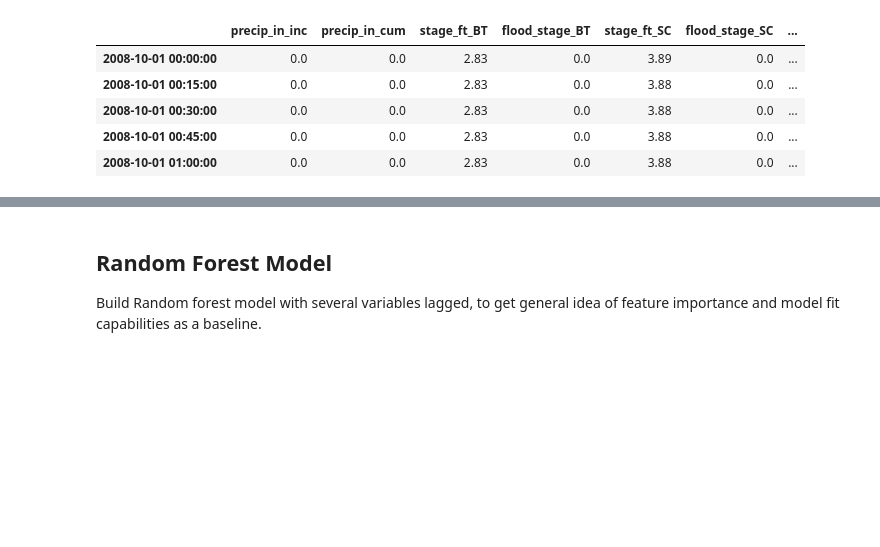
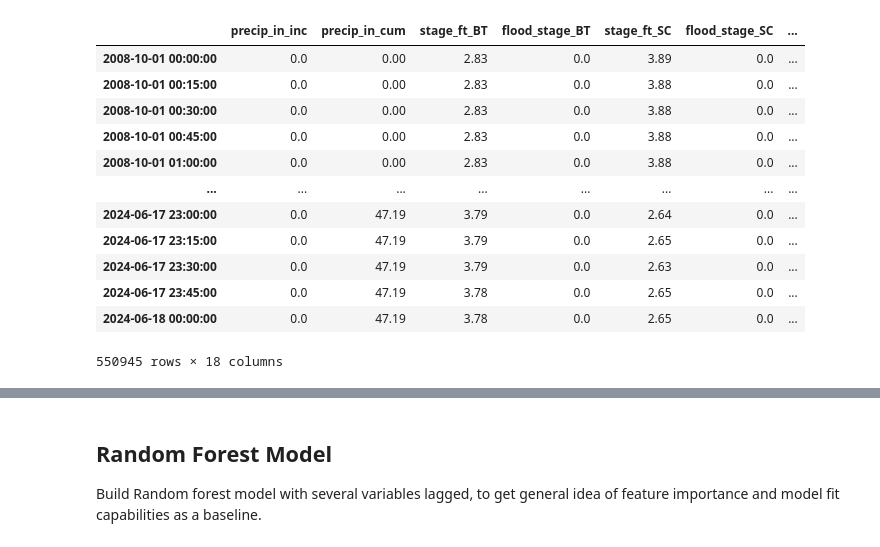
Before and after one commit to kpretz/San-Lorenzo-Flood-Prediction, a Jupyter notebook: 03_model.ipynb, the cells around one changed output, grey strips where cells are left out. Saved outputs shown, nothing was run; the diff lists cells and outputs as text; code cells hidden in the pictures; blank space fills up the shorter version.

```diff
--- a/03_model.ipynb
+++ b/03_model.ipynb
@@ -18,11 +17,18 @@ from keras.layers import LSTM, Dense, Input
 import ee
 # %%
 data = pd.read_csv('01_data.csv', index_col=0, parse_dates=True)
-data.head()
+data
 # %% [output]
 |  | precip_in_inc | precip_in_cum | stage_ft_BT | flood_stage_BT | stage_ft_SC | flood_stage_SC | ... |
-| 2008-10-01 00:00:00 | 0.0 | 0.0 | 2.83 | 0.0 | 3.89 | 0.0 | ... |
-| 2008-10-01 00:15:00 | 0.0 | 0.0 | 2.83 | 0.0 | 3.88 | 0.0 | ... |
-| 2008-10-01 00:30:00 | 0.0 | 0.0 | 2.83 | 0.0 | 3.88 | 0.0 | ... |
-| 2008-10-01 00:45:00 | 0.0 | 0.0 | 2.83 | 0.0 | 3.88 | 0.0 | ... |
-| 2008-10-01 01:00:00 | 0.0 | 0.0 | 2.83 | 0.0 | 3.88 | 0.0 | ... |
+| 2008-10-01 00:00:00 | 0.0 | 0.00 | 2.83 | 0.0 | 3.89 | 0.0 | ... |
+| 2008-10-01 00:15:00 | 0.0 | 0.00 | 2.83 | 0.0 | 3.88 | 0.0 | ... |
+| 2008-10-01 00:30:00 | 0.0 | 0.00 | 2.83 | 0.0 | 3.88 | 0.0 | ... |
+| 2008-10-01 00:45:00 | 0.0 | 0.00 | 2.83 | 0.0 | 3.88 | 0.0 | ... |
+| 2008-10-01 01:00:00 | 0.0 | 0.00 | 2.83 | 0.0 | 3.88 | 0.0 | ... |
+| ... | ... | ... | ... | ... | ... | ... | ... |
+| 2024-06-17 23:00:00 | 0.0 | 47.19 | 3.79 | 0.0 | 2.64 | 0.0 | ... |
+| 2024-06-17 23:15:00 | 0.0 | 47.19 | 3.79 | 0.0 | 2.65 | 0.0 | ... |
+| 2024-06-17 23:30:00 | 0.0 | 47.19 | 3.79 | 0.0 | 2.63 | 0.0 | ... |
+| 2024-06-17 23:45:00 | 0.0 | 47.19 | 3.78 | 0.0 | 2.65 | 0.0 | ... |
+| 2024-06-18 00:00:00 | 0.0 | 47.19 | 3.78 | 0.0 | 2.65 | 0.0 | ... |
+550945 rows × 18 columns
```
Also changed, not shown: parts of 20 cells of this notebook.
